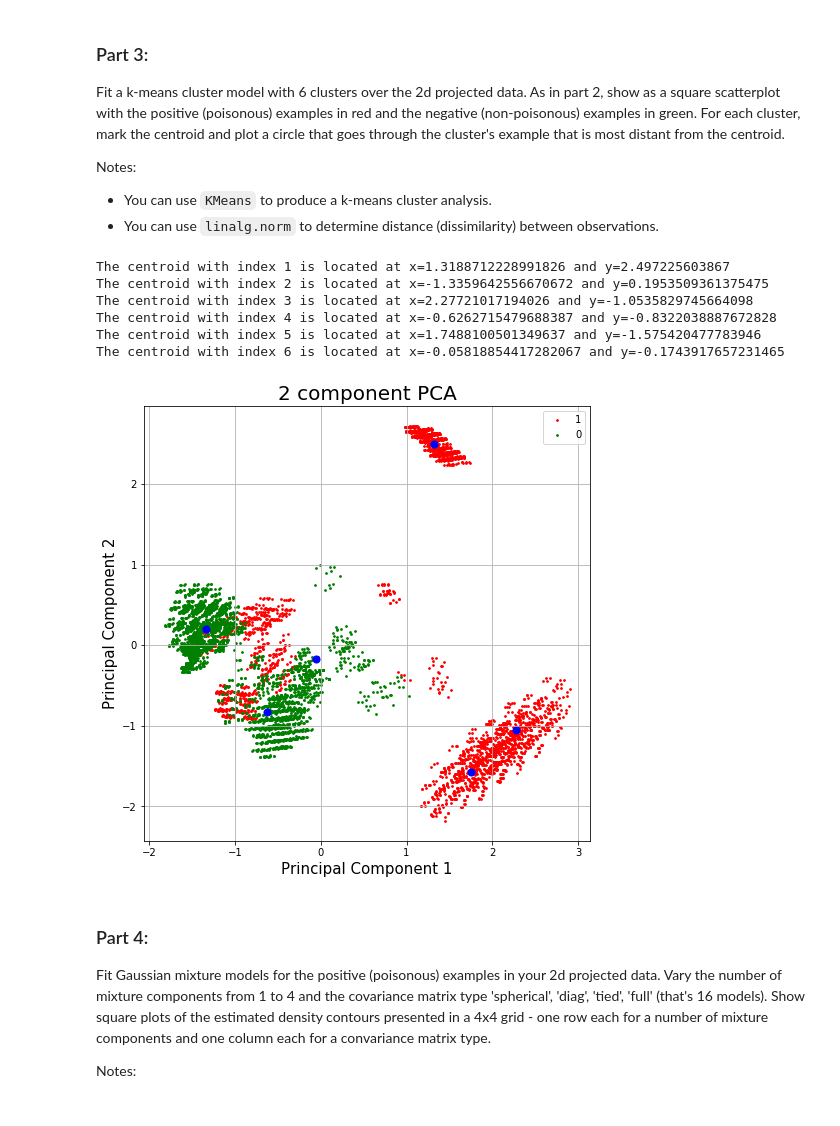
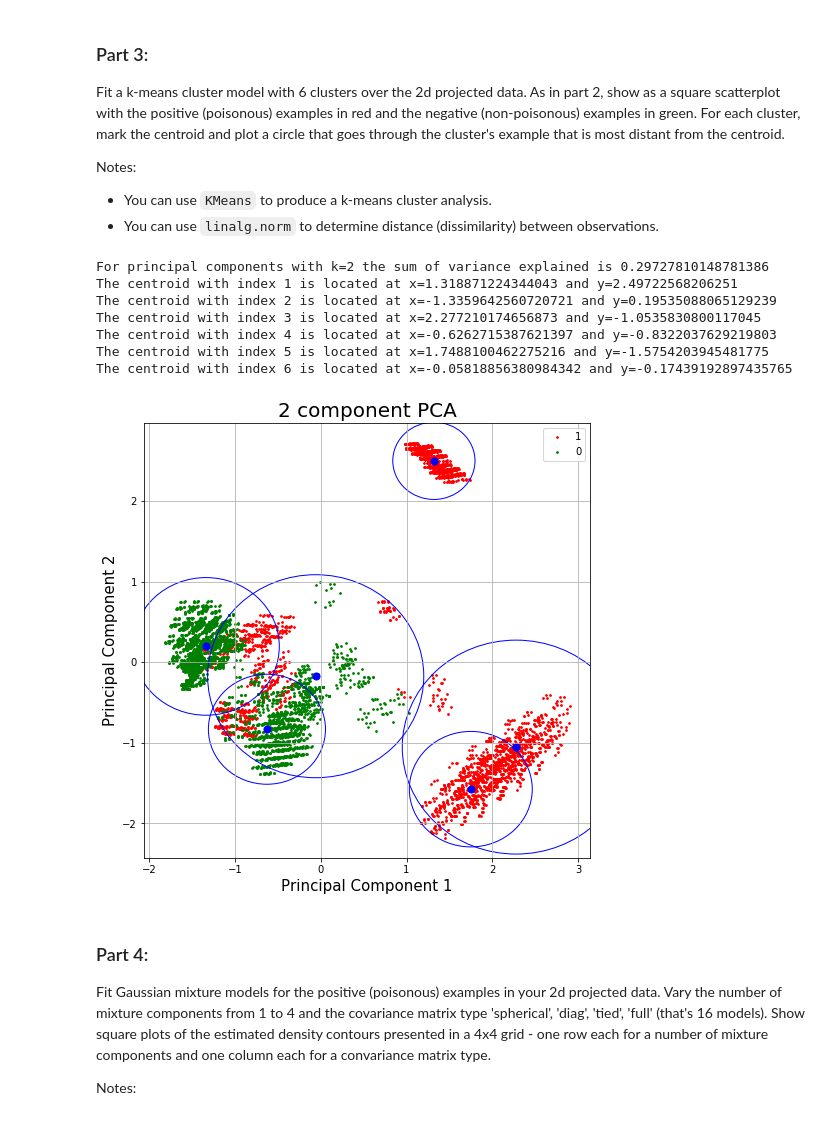
Before and after one commit to abhisha1991/w207_hw3, a Jupyter notebook: Abhi_Sharma_p3.ipynb, the cells around one changed output. Drawn from its saved outputs; the diff is of its cells as text; code cells hidden in the pictures.

```diff
--- a/Abhi_Sharma_p3.ipynb
+++ b/Abhi_Sharma_p3.ipynb
@@ -136,46 +148,74 @@ Notes:
 * You can use `KMeans` to produce a k-means cluster analysis.
 * You can use `linalg.norm` to determine distance (dissimilarity) between observations.
 # %%
+import math
+from collections import defaultdict
+
 def P3(cluster_num=6, show_centroids=True):
     res_pca = P1(2)
     components = res_pca[0]
     kmeans = KMeans(n_clusters=cluster_num, random_state=0).fit(components)
     # print(kmeans.cluster_centers_)
     colors = ["r", "g"]
     targets = [1, 0]
     fig = plt.figure(figsize = (8,8))
     ax = fig.add_subplot(1,1,1)
     ax.set_xlabel('Principal Component 1', fontsize = 15)
     ax.set_ylabel('Principal Component 2', fontsize = 15)
     ax.set_title('2 component PCA', fontsize = 20)
 
     for target, color in zip(targets, colors):
         idxs = train_labels == target
         ax.scatter(components.loc[idxs, 'Principal Component 1'],
                    components.loc[idxs, 'Principal Component 2'],
                    c = color,
                    s = 3)
 
     # add centroid points to the same graph in blue
     i = 1
     for centroid in kmeans.cluster_centers_:
         ax.scatter(centroid[0], centroid[1], c= "b", s=50)
         if show_centroids:
             print("The centroid with index {0} is located at x={1} and y={2}".format(i, centroid[0], centroid[1]))
             i +=1
 
+    # get the furthest points for each cluster (using euclidian dist)
+    farthest_point_per_cluster = defaultdict(list)
+    for idx in range(len(kmeans.cluster_centers_)):
+        centroid = kmeans.cluster_centers_[idx]
+        cluster_point_indices = np.array(np.where(kmeans.labels_ == idx)).ravel()
+        maxdist = -np.inf
+        max_cpi = 0
+
+        for cpi in cluster_point_indices:
+            dist = math.pow((centroid[0] - components.loc[cpi][0]), 2) + math.pow((centroid[1] - components.loc[cpi][1]), 2)
+            dist = math.sqrt(dist)
+            if maxdist < dist:
+                maxdist = dist
+                max_cpi = cpi
+
+        farthest_point_per_cluster[idx] = [centroid, components.loc[max_cpi], maxdist]
+
+    # add circles in graph from cluster centroid to corresponding furthest points
+    for idx in range(len(kmeans.cluster_centers_)):
+        radius = farthest_point_per_cluster[idx][2]
+        centroid = farthest_point_per_cluster[idx][0]
+        circle = plt.Circle((centroid[0], centroid[1]), radius, color='blue', fill=False)
+        ax.add_artist(circle)
+
     ax.legend(targets)
     ax.grid()
 
 P3()
 # %% [output]
-The centroid with index 1 is located at x=1.3188712228991826 and y=2.497225603867
-The centroid with index 2 is located at x=-1.3359642556670672 and y=0.1953509361375475
-The centroid with index 3 is located at x=2.27721017194026 and y=-1.0535829745664098
-The centroid with index 4 is located at x=-0.6262715479688387 and y=-0.8322038887672828
-The centroid with index 5 is located at x=1.7488100501349637 and y=-1.575420477783946
-The centroid with index 6 is located at x=-0.05818854417282067 and y=-0.1743917657231465
+For principal components with k=2 the sum of variance explained is 0.29727810148781386
+The centroid with index 1 is located at x=1.318871224344043 and y=2.49722568206251
+The centroid with index 2 is located at x=-1.3359642560720721 and y=0.19535088065129239
+The centroid with index 3 is located at x=2.277210174656873 and y=-1.0535830800117045
+The centroid with index 4 is located at x=-0.6262715387621397 and y=-0.8322037629219803
+The centroid with index 5 is located at x=1.7488100462275216 and y=-1.5754203945481775
+The centroid with index 6 is located at x=-0.05818856380984342 and y=-0.17439192897435765
-[figure, old version]
+[figure, new version]
 # %% [markdown]
 ### Part 4:
 
```
Also changed, not shown: parts of 6 cells of this notebook.
